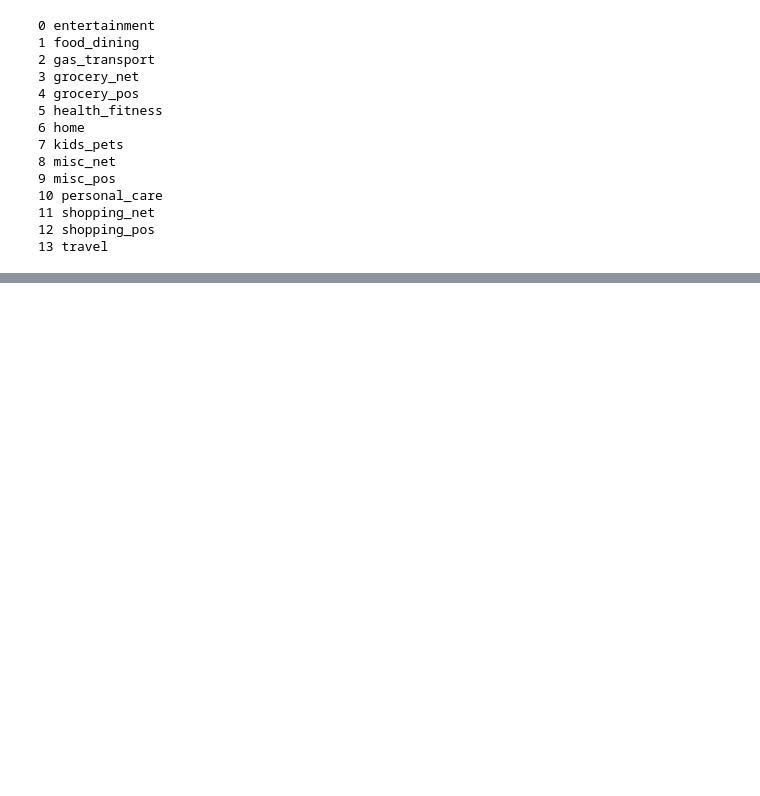
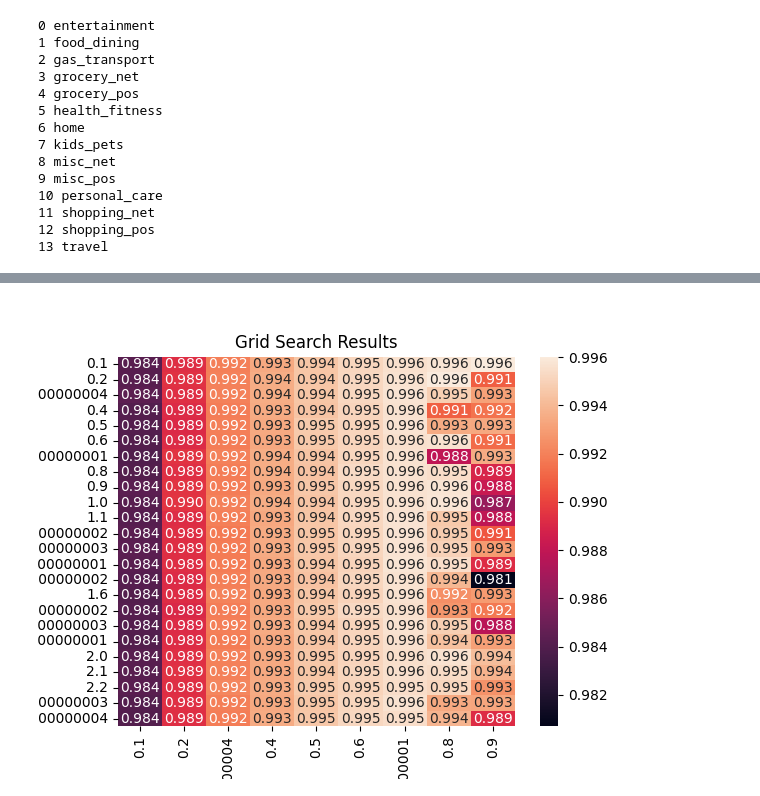
Before and after one commit to BananaKillr/Fraud-Detection-Project, a Jupyter notebook: Fraud Detection Using XGBoost.ipynb, the cells around one changed output, grey strips where cells are left out. Saved outputs shown, nothing was run; the diff lists cells and outputs as text; code cells hidden in the pictures; blank space fills up the shorter version.

```diff
--- a/Fraud Detection Using XGBoost.ipynb
+++ b/Fraud Detection Using XGBoost.ipynb
@@ -130,0 +177,4 @@ XGBClassifier(alpha=2.1, base_score=None, booster=None, callbacks=None,
+# %%
+display(Image(filename='accuracy.png'))
+# %% [output]
+[figure, added]
```
Also changed, not shown: parts of 28 cells of this notebook, 9 other files.
